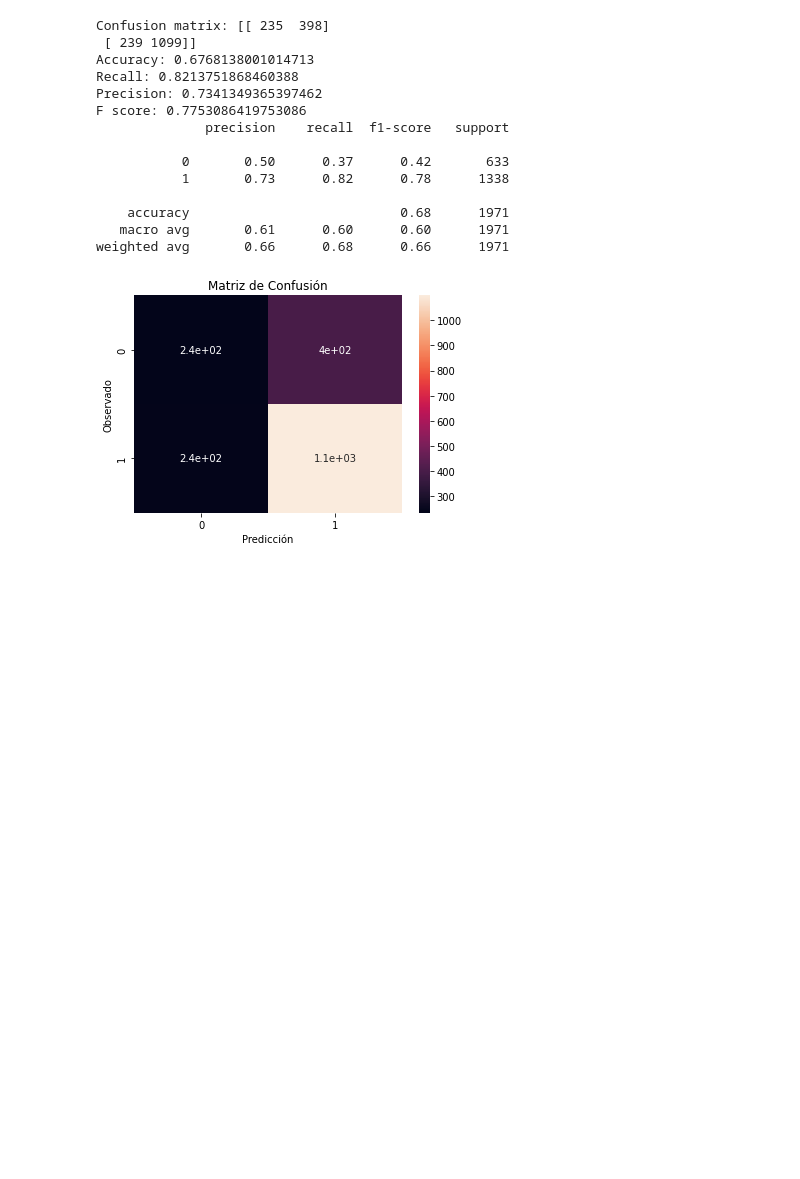
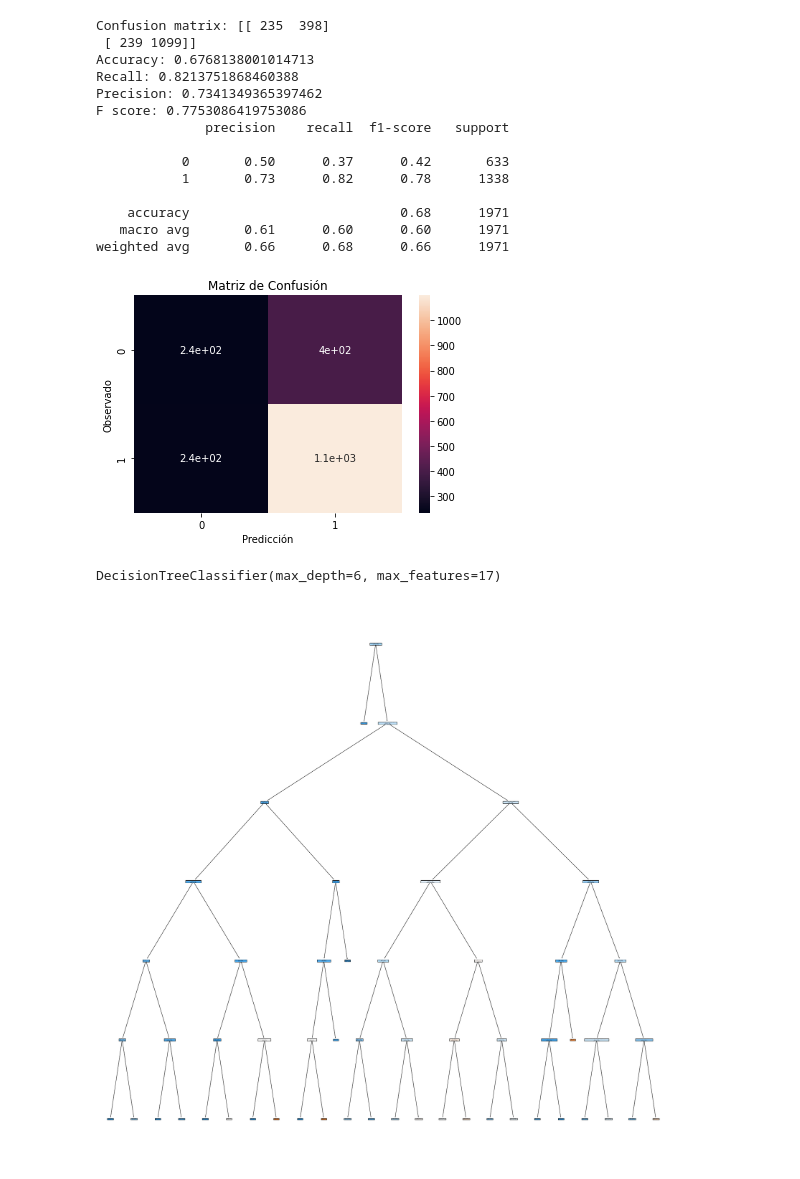
Before and after one commit to LunaGarces/Proyecto_Intro_Cn_Datos, a Jupyter notebook: cote_Cambios_p3 ipynb.ipynb, the cells around one changed output. Saved outputs shown, nothing was run; the diff lists cells and outputs as text; code cells hidden in the pictures; blank space fills up the shorter version.

Commit message:
arbol

```diff
--- a/cote_Cambios_p3 ipynb.ipynb
+++ b/cote_Cambios_p3 ipynb.ipynb
@@ -1433,4 +1430,4 @@ dec_tree_grid_cv.best_params_
 # %%
 
-#ajustamos a los datos de entrenamiento
-dec_tree_grid_cv.fit(X_train, y_train)
+# #ajustamos a los datos de entrenamiento
+arbol = dec_tree_grid_cv.fit(X_train, y_train)
@@ -1516,0 +1492,18 @@ weighted avg       0.66      0.68      0.66      1971
+# %%
+arbol.best_estimator_
+# %% [output]
+DecisionTreeClassifier(max_depth=6, max_features=17)
+# %%
+dec_tree_grid = DecisionTreeClassifier(max_depth = 3, max_features = 20 )
+arbol_ = dec_tree_grid.fit(X_train, y_train)
+y_pred_test = dec_tree_grid_cv.predict(X_test)
+# %%
+from sklearn import tree
+
+_, ax = plt.subplots(figsize=(30,30)) # Resize figure
+tree.plot_tree(arbol_, filled=True, feature_names = X.columns,ax=ax)
+plt.show()
+# fig = plt.figure(figsize=(30,30))
+# tree.plot_tree(arbol_, feature_names = X.columns);
+# %% [output]
+[figure, added]
```
Also changed, not shown: parts of 7 cells of this notebook.
